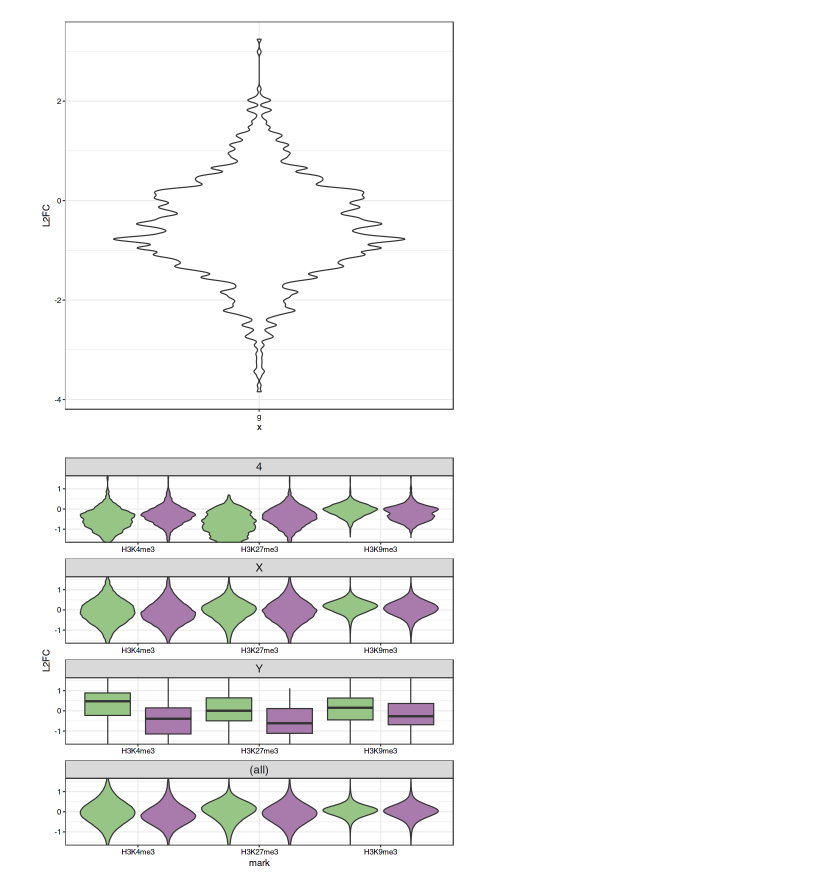
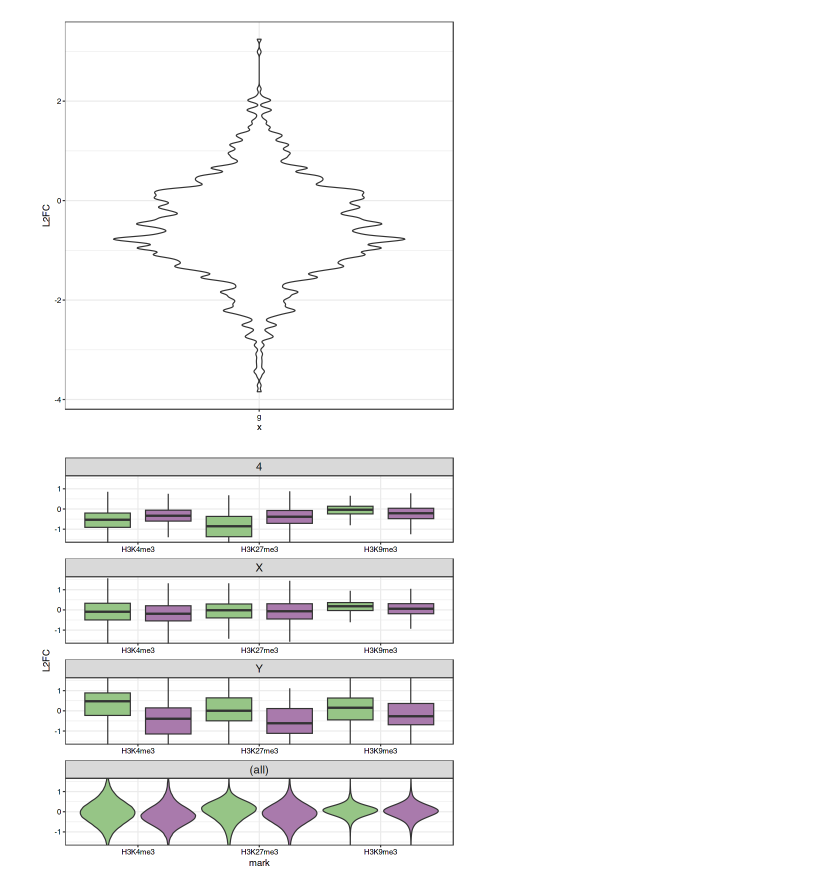
Before and after one commit to ringw/Upd-Germline-Genomics, a Jupyter notebook: illustrations/CHIC-Diff-Rep-Program.ipynb, the cells around one changed output. Drawn from its saved outputs; the diff is of its cells as text; code cells hidden in the pictures.

Commit message:
Box and whiskers plot

```diff
--- a/illustrations/CHIC-Diff-Rep-Program.ipynb
+++ b/illustrations/CHIC-Diff-Rep-Program.ipynb
@@ -122,36 +122,36 @@ earlier <- subset(
       tibble(seqnames = c("4", "X", "Y", "(all)") %>% factor(., .), L2FC = 0),
       tibble(celltype = "Germline", mark = levels(data$mark) %>% factor(., .))
     )
   ) +
   geom_violin(
     data = \(data) data %>%
       subset(
         between(L2FC, -5, 5) &
           !between(L2FC, -1e-4, 1e-4) &
-          seqnames != "Y"
+          seqnames == "(all)"
       ),
     bw = 0.05,
     scale = "width",
     position = position_dodge(width = 1)
   ) +
   geom_boxplot(
     data = \(data) data %>%
       subset(
         between(L2FC, -5, 5) &
           !between(L2FC, -1e-4, 1e-4) &
-          seqnames == "Y"
+          seqnames != "(all)"
       ),
     outlier.shape = NA,
     position = position_dodge(width = 1)
   ) +
   scale_fill_manual(values = cell_type_violin_colors) +
   coord_cartesian(NULL, c(-1.5, 1.5)) +
   theme(
     legend.position = "none"
   )
 earlier
 # %% [output]
-[figure, old version]
+[figure, new version]
 # %%
 earlier %>%
             `$<-`(
```
Also changed, not shown: parts of 2 cells of this notebook.
